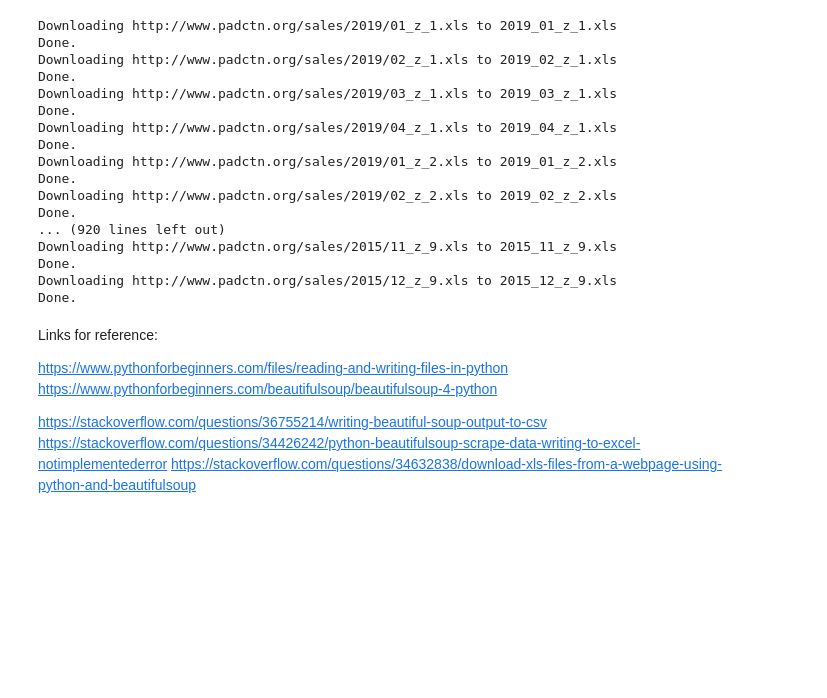
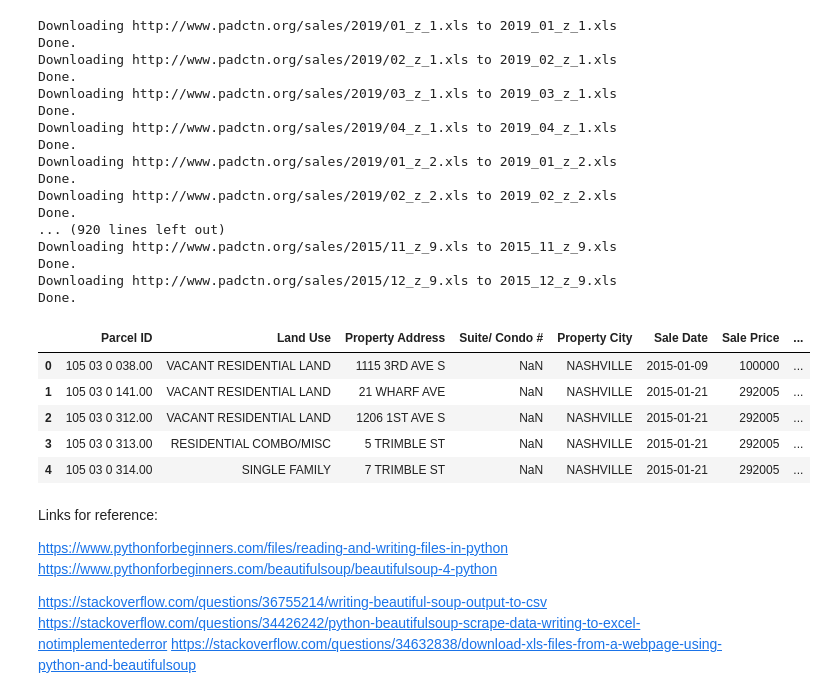
Before and after one commit to drewlehe/Nashville, a Jupyter notebook: Scraper.ipynb, the cells around one changed output. Cells and saved outputs as stored; diff of their text form; code cells hidden in the pictures; blank space fills up the shorter version.

Commit message:
Add files via upload
Added yearly excel files; now we begin analyzing files

```diff
--- a/Scraper.ipynb
+++ b/Scraper.ipynb
@@ -87,3 +83,41 @@ Done.
+# %%
+#Creating a DataFrame and Excel file for each year's data.
+import glob
+df2019=pd.DataFrame()
+df2018=pd.DataFrame()
+df2017=pd.DataFrame()
+df2016=pd.DataFrame()
+df2015=pd.DataFrame()
+df2014=pd.DataFrame()
+for f in glob.glob("2019*.xls"):
+    df = pd.read_excel(f)
+    df2019 = df2019.append(df,ignore_index=True)
+    df2019.to_csv(r'sales2019.csv', header=True)
+for f in glob.glob("2018*.xls"):
+    df = pd.read_excel(f)
+    df2018 = df2018.append(df,ignore_index=True)
+    df2018.to_csv(r'sales2018.csv', header=True)
+for f in glob.glob("2017*.xls"):
+    df = pd.read_excel(f)
+    df2017 = df2017.append(df,ignore_index=True)
+    df2017.to_csv(r'sales2017.csv', header=True)
+for f in glob.glob("2016*.xls"):
+    df = pd.read_excel(f)
+    df2016 = df2016.append(df,ignore_index=True)
+    df2016.to_csv(r'sales2016.csv', header=True)
+for f in glob.glob("2015*.xls"):
+    df = pd.read_excel(f)
+    df2015 = df2015.append(df,ignore_index=True)
+    df2015.to_csv(r'sales2015.csv', header=True)
+# %%
+df2015.head()
+# %% [output]
+|  | Parcel ID | Land Use | Property Address | Suite/ Condo # | Property City | Sale Date | Sale Price | ... |
+| 0 | 105 03 0 038.00 | VACANT RESIDENTIAL LAND | 1115 3RD AVE S | NaN | NASHVILLE | 2015-01-09 | 100000 | ... |
+| 1 | 105 03 0 141.00 | VACANT RESIDENTIAL LAND | 21 WHARF AVE | NaN | NASHVILLE | 2015-01-21 | 292005 | ... |
+| 2 | 105 03 0 312.00 | VACANT RESIDENTIAL LAND | 1206 1ST AVE S | NaN | NASHVILLE | 2015-01-21 | 292005 | ... |
+| 3 | 105 03 0 313.00 | RESIDENTIAL COMBO/MISC | 5 TRIMBLE ST | NaN | NASHVILLE | 2015-01-21 | 292005 | ... |
+| 4 | 105 03 0 314.00 | SINGLE FAMILY | 7 TRIMBLE ST | NaN | NASHVILLE | 2015-01-21 | 292005 | ... |
 # %% [markdown]
 Links for reference:
 
```
Also changed, not shown: parts of 3 cells of this notebook.
